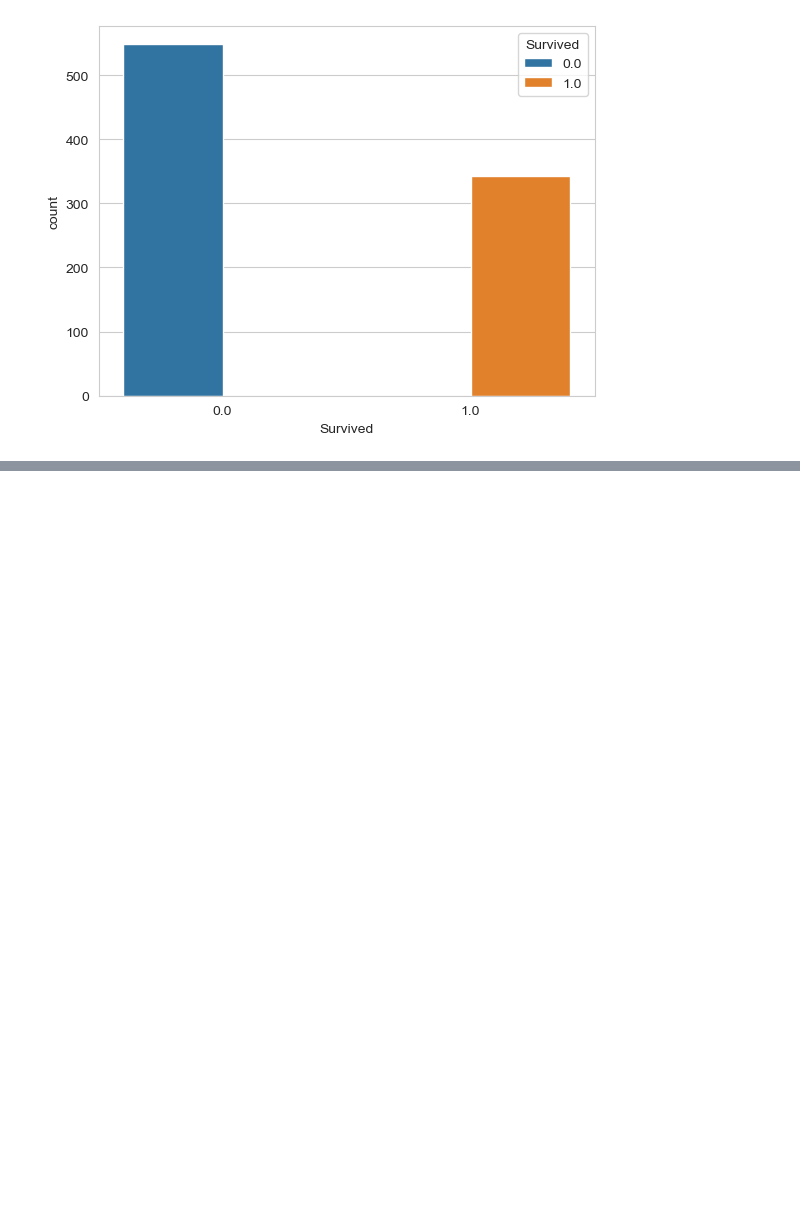
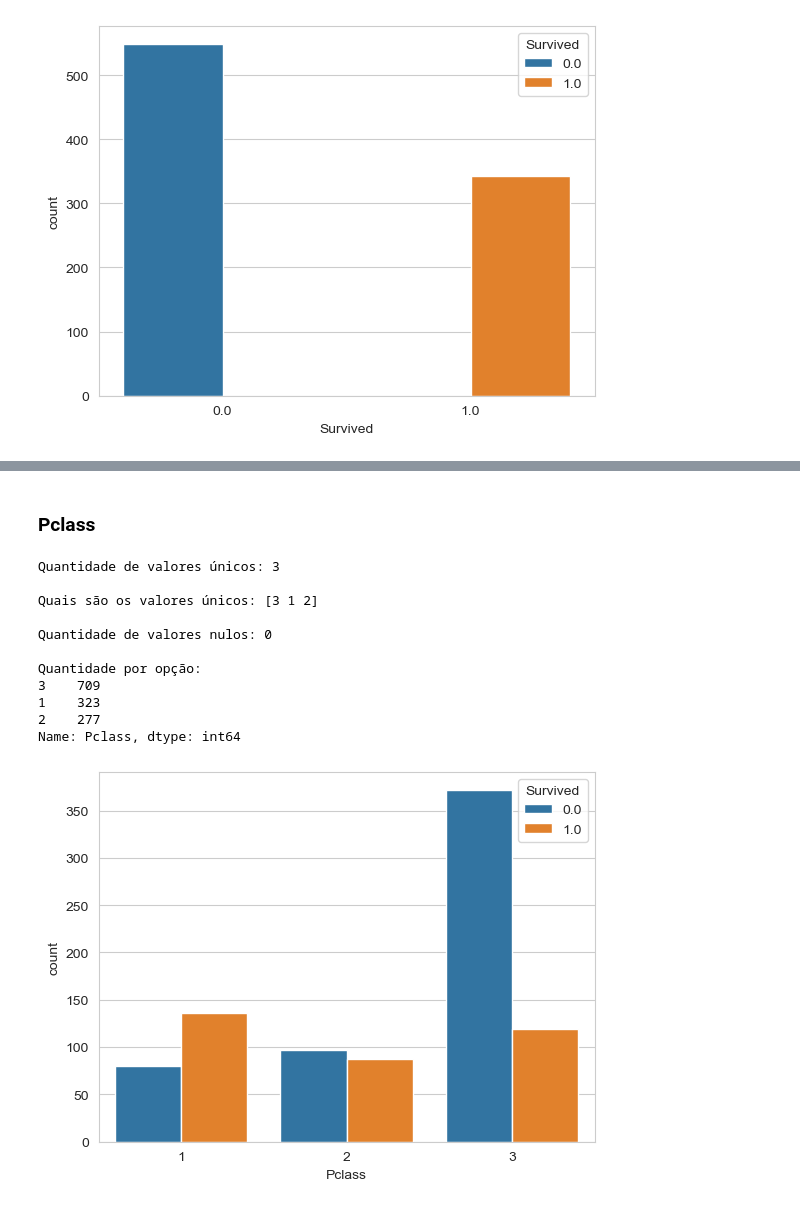
Before and after one commit to Alicia-Alexia/kaggle_titanic, a Jupyter notebook: Untitled.ipynb, the cells around one changed output, grey strips where cells are left out. Drawn from its saved outputs; the diff is of its cells as text; code cells hidden in the pictures; blank space fills up the shorter version.

Commit message:
adicionando as colunas Pclass, Sex, e SibSp no dataframe df

```diff
--- a/Untitled.ipynb
+++ b/Untitled.ipynb
@@ -157,0 +173,18 @@ df['Survived'] = titanic_df['Survived']
+# %% [markdown]
+### Pclass
+# %%
+# Utilizando a função para saber algumas informações da coluna Pclass
+titanic_func(titanic_df, 'Pclass')
+# %% [output]
+Quantidade de valores únicos: 3
+
+Quais são os valores únicos: [3 1 2]
+
+Quantidade de valores nulos: 0
+
+Quantidade por opção:
+3    709
+1    323
+2    277
+Name: Pclass, dtype: int64
+[figure, added]
```
Also changed, not shown: parts of 8 cells of this notebook.
